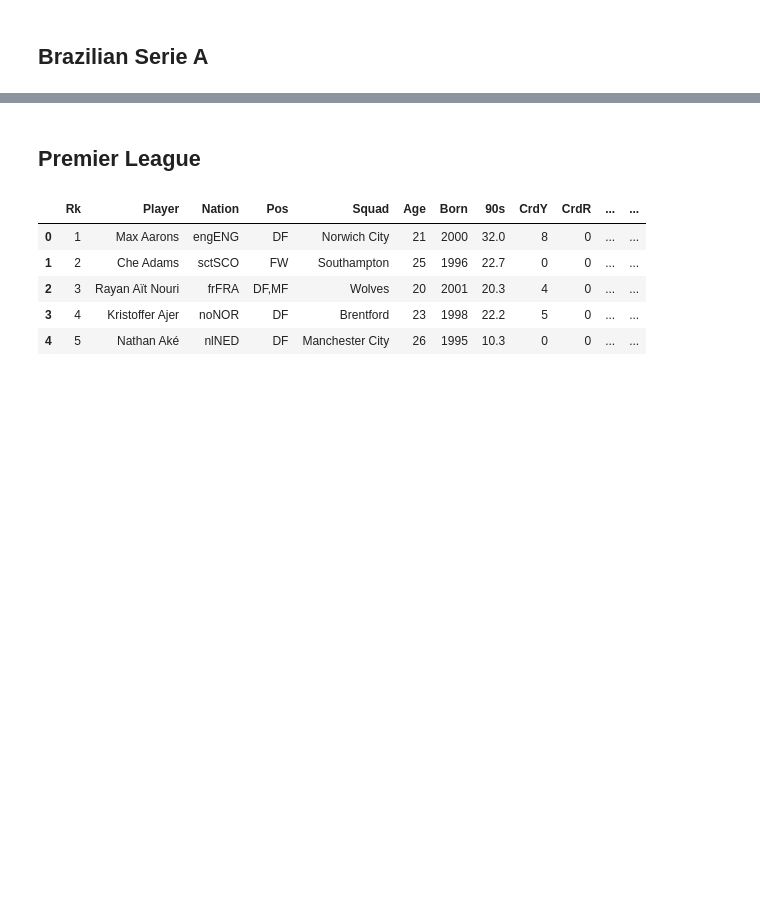
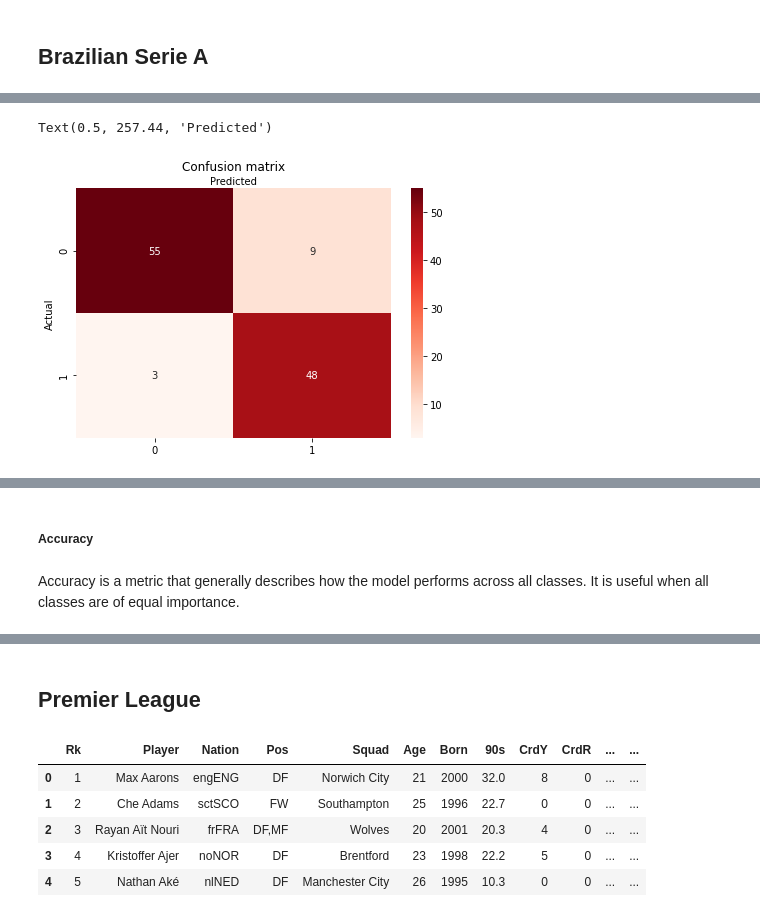
Before and after one commit to IsraelFPM/FootBall-EDA, a Jupyter notebook: PlayersAnalyses.ipynb, the cells around one changed output, grey strips where cells are left out. Cells and saved outputs as stored; diff of their text form; code cells hidden in the pictures; blank space fills up the shorter version.

```diff
--- a/PlayersAnalyses.ipynb
+++ b/PlayersAnalyses.ipynb
@@ -170,0 +245,5 @@ plt.show()
+# %%
+# Preprocessing
+scaler = preprocessing.StandardScaler().fit(training)
+X_scaled_Traning = scaler.transform(training)
+X_scaled_Test = scaler.transform(testing)
@@ -170,0 +254,6 @@ plt.show()
+# %%
+LogReg = LogisticRegression()
+
+LogReg.fit(X_scaled_Traning, training_labels.values.ravel())
+
+y_pred = LogReg.predict(X_scaled_Test)
@@ -170,0 +270,11 @@ plt.show()
+# %%
+M = confusion_matrix(testing_labels, y_pred)
+
+TN = M[0, 0]
+print(f"The number of True Negative values is: {TN}")
+TP = M[1, 1]
+print(f"The number of True Positive values is: {TP}")
+FP = M[0, 1]
+print(f"The number of False Positive values is: {FP}")
+FN = M[1, 0]
+print(f"The number of False Negative values is: {FN}")
@@ -170,0 +287,20 @@ plt.show()
+# %%
+fig, ax = plt.subplots()
+
+Type = ["Defensive", "Ofensive"]
+
+tick_marks = np.arange(len(Type))
+plt.xticks(tick_marks, Type)
+plt.yticks(tick_marks, Type)
+
+
+sns.heatmap(pd.DataFrame(M), annot=True, cmap="Reds", fmt="g")
+
+ax.xaxis.set_label_position("top")
+plt.tight_layout()
+plt.title("Confusion matrix", y=1.1)
+plt.ylabel("Actual")
+plt.xlabel("Predicted")
+# %% [output]
+Text(0.5, 257.44, 'Predicted')
+[figure, added]
@@ -170,0 +308,4 @@ plt.show()
+# %% [markdown]
+##### Accuracy
+# %% [markdown]
+Accuracy is a metric that generally describes how the model performs across all classes. It is useful when all classes are of equal importance.
```
Also changed, not shown: parts of 51 cells of this notebook, 7 other files.
